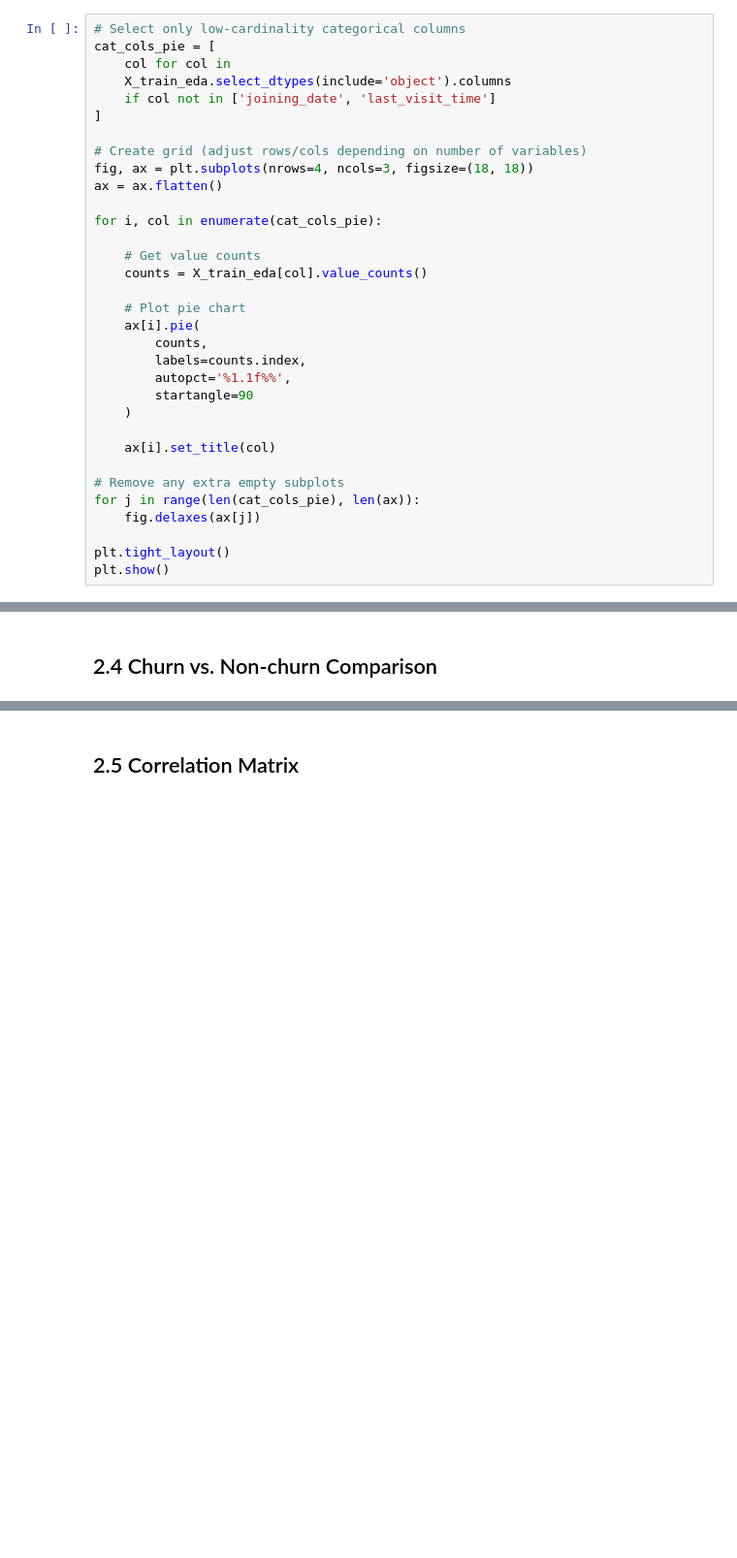
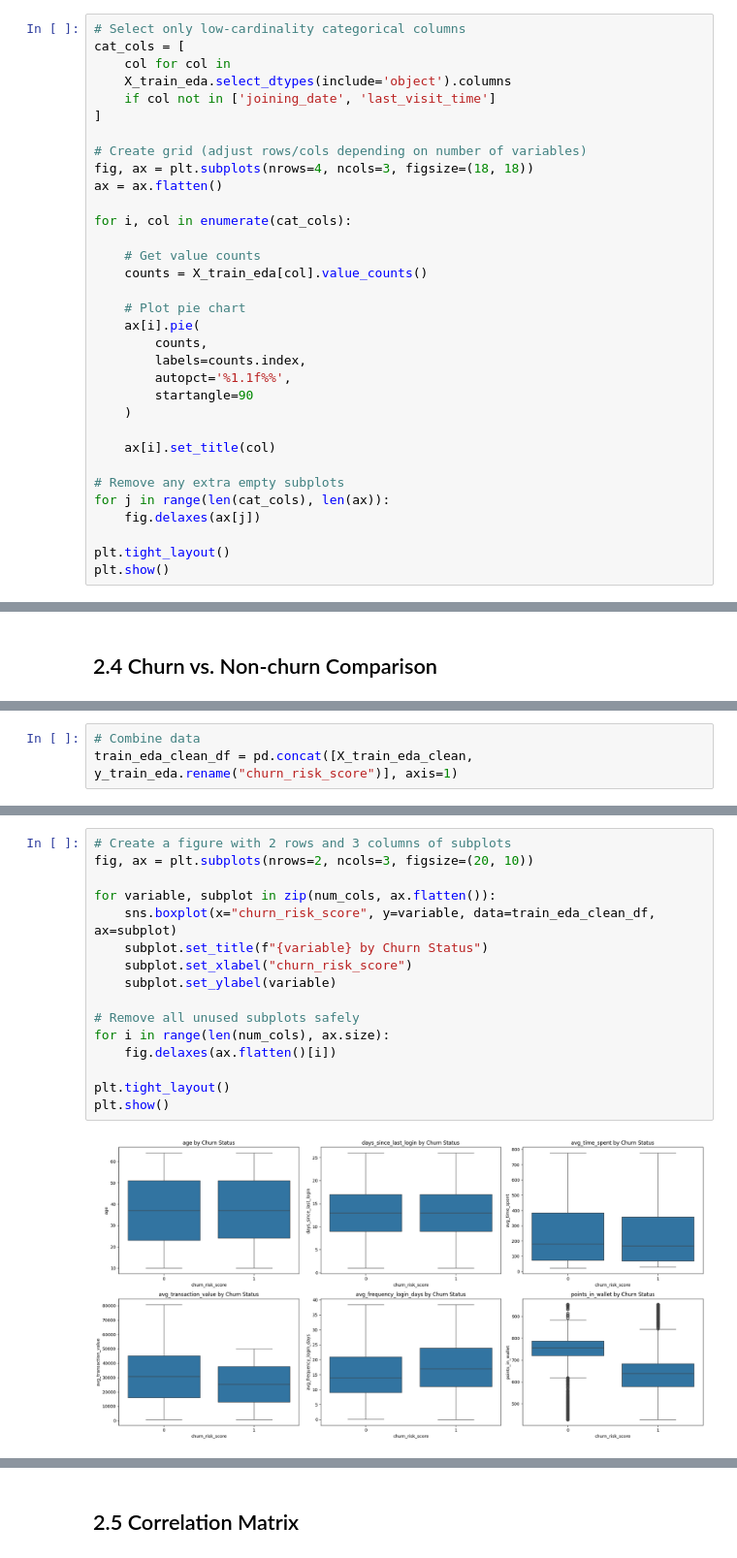
Before and after one commit to CMPE252/customer-churn-prediction, a Jupyter notebook: notebook/CMPE_252_Customer_Churn_Prediction.ipynb, the cells around one changed output, grey strips where cells are left out. Shown at 97% size. Saved outputs shown, nothing was run; the diff lists cells and outputs as text; blank space fills up the shorter version.

Commit message:
Adding churn vs. non-churn comparison

```diff
--- a/notebook/CMPE_252_Customer_Churn_Prediction.ipynb
+++ b/notebook/CMPE_252_Customer_Churn_Prediction.ipynb
@@ -1026,7 +1022,7 @@ plot_kde_num(X_train_eda_clean)
 ### Categorical Variables
 # %%
 # Select only low-cardinality categorical columns
-cat_cols_pie = [
+cat_cols = [
     col for col in
     X_train_eda.select_dtypes(include='object').columns
     if col not in ['joining_date', 'last_visit_time']
@@ -1036,7 +1032,7 @@ cat_cols_pie = [
 fig, ax = plt.subplots(nrows=4, ncols=3, figsize=(18, 18))
 ax = ax.flatten()
 
-for i, col in enumerate(cat_cols_pie):
+for i, col in enumerate(cat_cols):
 
     # Get value counts
     counts = X_train_eda[col].value_counts()
@@ -1052,7 +1048,7 @@ for i, col in enumerate(cat_cols_pie):
     ax[i].set_title(col)
 
 # Remove any extra empty subplots
-for j in range(len(cat_cols_pie), len(ax)):
+for j in range(len(cat_cols), len(ax)):
     fig.delaxes(ax[j])
 
 plt.tight_layout()
@@ -1177,0 +1176,3 @@ Similar to year there are no significant diferneces in months that people joined
+# %%
+# Combine data
+train_eda_clean_df = pd.concat([X_train_eda_clean, y_train_eda.rename("churn_risk_score")], axis=1)
@@ -1177,0 +1181,18 @@ Similar to year there are no significant diferneces in months that people joined
+# %%
+# Create a figure with 2 rows and 3 columns of subplots
+fig, ax = plt.subplots(nrows=2, ncols=3, figsize=(20, 10))
+
+for variable, subplot in zip(num_cols, ax.flatten()):
+    sns.boxplot(x="churn_risk_score", y=variable, data=train_eda_clean_df, ax=subplot)
+    subplot.set_title(f"{variable} by Churn Status")
+    subplot.set_xlabel("churn_risk_score")
+    subplot.set_ylabel(variable)
+
+# Remove all unused subplots safely
+for i in range(len(num_cols), ax.size):
+    fig.delaxes(ax.flatten()[i])
+
+plt.tight_layout()
+plt.show()
+# %% [output]
+[figure, added]
```
Also changed, not shown: parts of 12 cells of this notebook.
